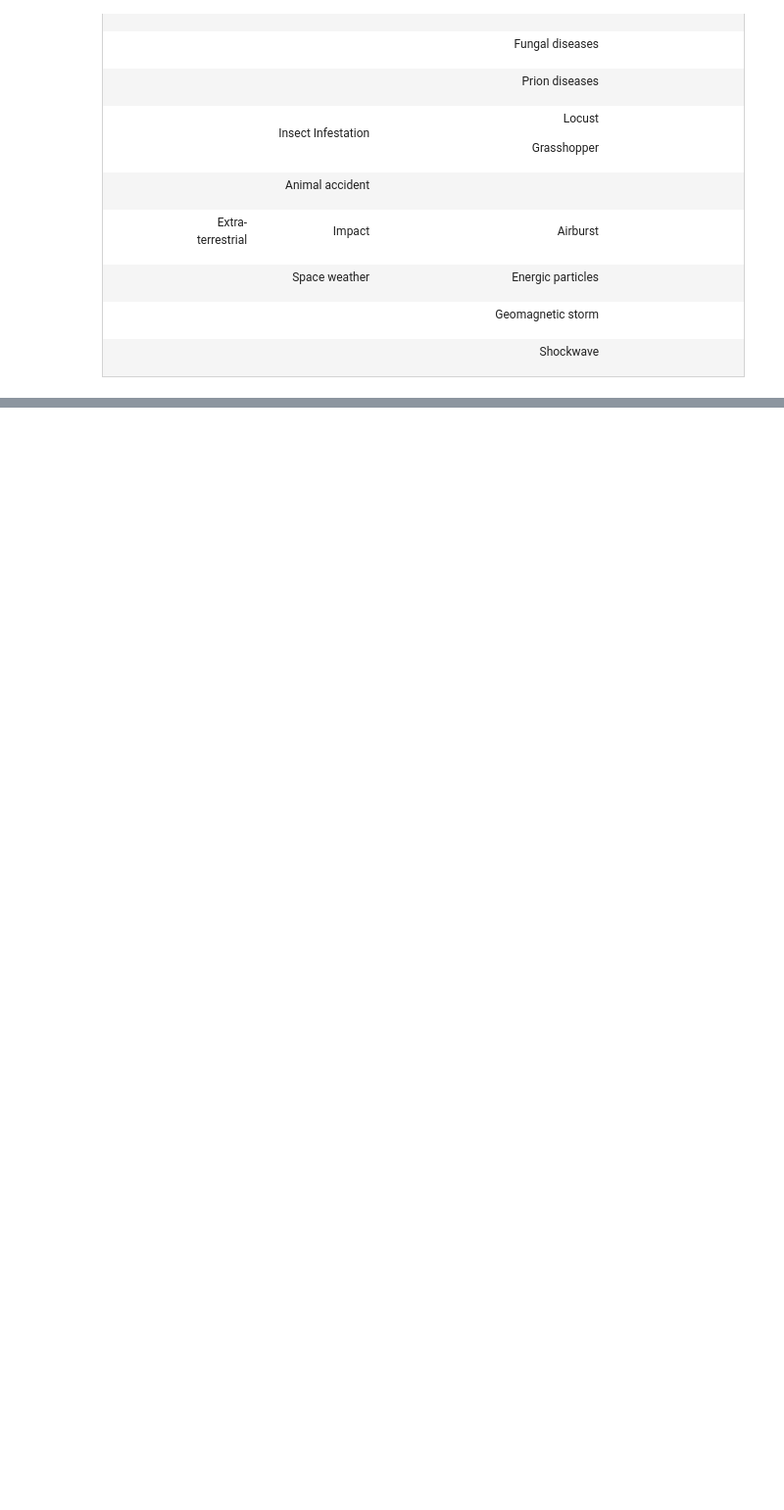
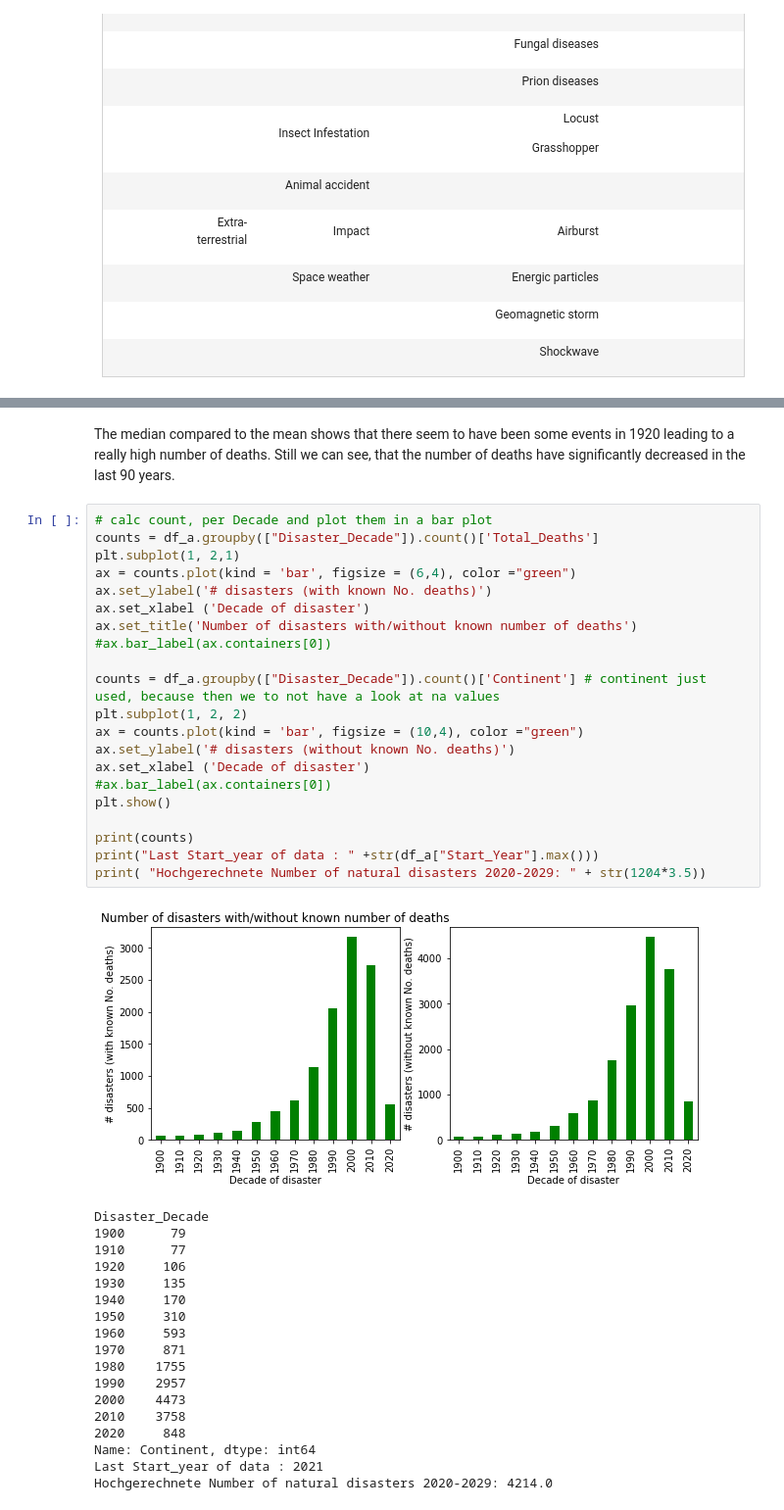
Before and after one commit to r-Files/DOPP, a Jupyter notebook: jupyter_notebooks/Full_analysis.ipynb, the cells around one changed output, grey strips where cells are left out. Shown at 98% size. Saved outputs shown, nothing was run; the diff lists cells and outputs as text; blank space fills up the shorter version.

```diff
--- a/jupyter_notebooks/Full_analysis.ipynb
+++ b/jupyter_notebooks/Full_analysis.ipynb
@@ -672,0 +810,42 @@ Sourced from https://public.emdat.be/about.
+# %% [markdown]
+The median compared to the mean shows that there seem to have been some events in 1920 leading to a really high number of deaths. Still we can see, that the number of deaths have significantly decreased in the last 90 years.
+# %%
+# calc count, per Decade and plot them in a bar plot
+counts = df_a.groupby(["Disaster_Decade"]).count()['Total_Deaths']
+plt.subplot(1, 2,1)
+ax = counts.plot(kind = 'bar', figsize = (6,4), color ="green")
+ax.set_ylabel('# disasters (with known No. deaths)')
+ax.set_xlabel ('Decade of disaster')
+ax.set_title('Number of disasters with/without known number of deaths')
+#ax.bar_label(ax.containers[0])
+
+counts = df_a.groupby(["Disaster_Decade"]).count()['Continent'] # continent just used, because then we to not have a look at na values
+plt.subplot(1, 2, 2)
+ax = counts.plot(kind = 'bar', figsize = (10,4), color ="green")
+ax.set_ylabel('# disasters (without known No. deaths)')
+ax.set_xlabel ('Decade of disaster')
+#ax.bar_label(ax.containers[0])
+plt.show()
+
+print(counts)
+print("Last Start_year of data : " +str(df_a["Start_Year"].max()))
+print( "Hochgerechnete Number of natural disasters 2020-2029: " + str(1204*3.5))
+# %% [output]
+[figure, added]
+Disaster_Decade
+1900      79
+1910      77
+1920     106
+1930     135
+1940     170
+1950     310
+1960     593
+1970     871
+1980    1755
+1990    2957
+2000    4473
+2010    3758
+2020     848
+Name: Continent, dtype: int64
+Last Start_year of data : 2021
+Hochgerechnete Number of natural disasters 2020-2029: 4214.0
```
Also changed, not shown: parts of 31 cells of this notebook, 10 other files.
